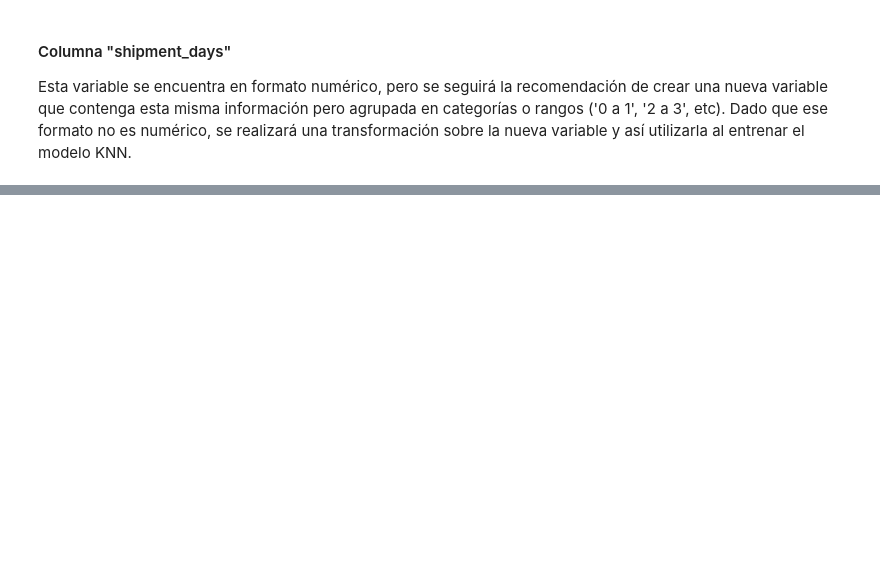
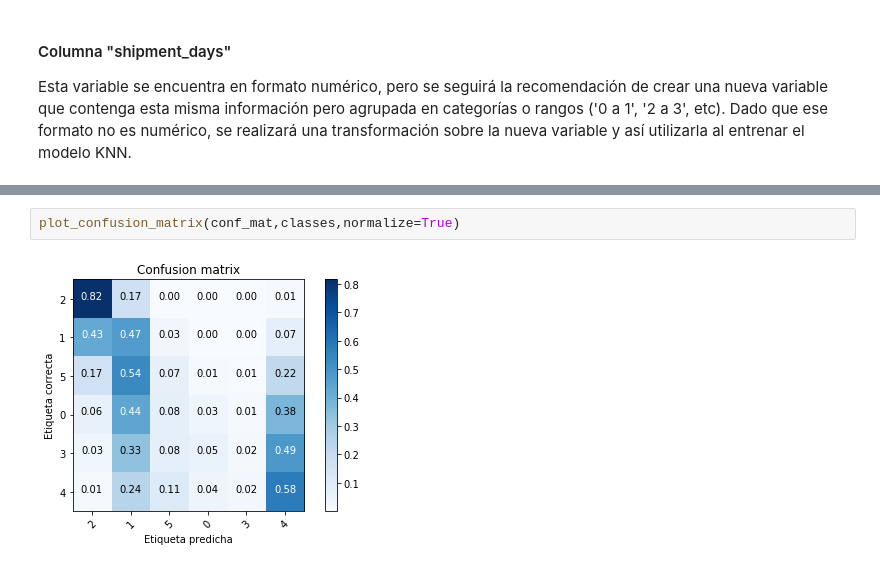
Before and after one commit to NSalina/diplodatos_2019, a Jupyter notebook: mentoria_envios/Practico2_AyC_Mentoria_cuando_llega.ipynb, the cells around one changed output, grey strips where cells are left out. Saved outputs shown, nothing was run; the diff lists cells and outputs as text; blank space fills up the shorter version.

```diff
--- a/mentoria_envios/Practico2_AyC_Mentoria_cuando_llega.ipynb
+++ b/mentoria_envios/Practico2_AyC_Mentoria_cuando_llega.ipynb
@@ -1047,0 +1391,4 @@ weighted avg       0.49      0.51      0.50    147132
+# %%
+plot_confusion_matrix(conf_mat,classes,normalize=True)
+# %% [output]
+[figure, added]
```
Also changed, not shown: parts of 34 cells of this notebook.
